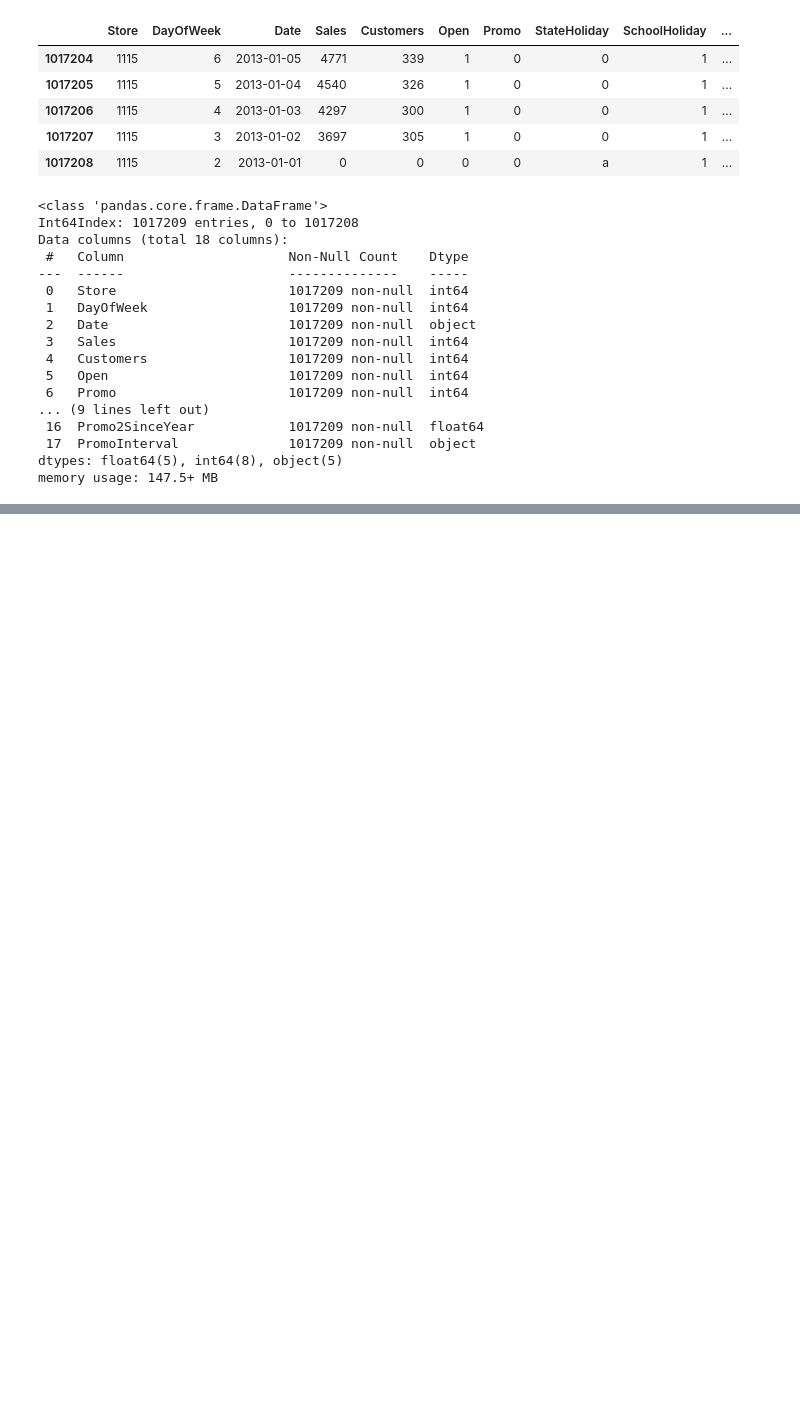
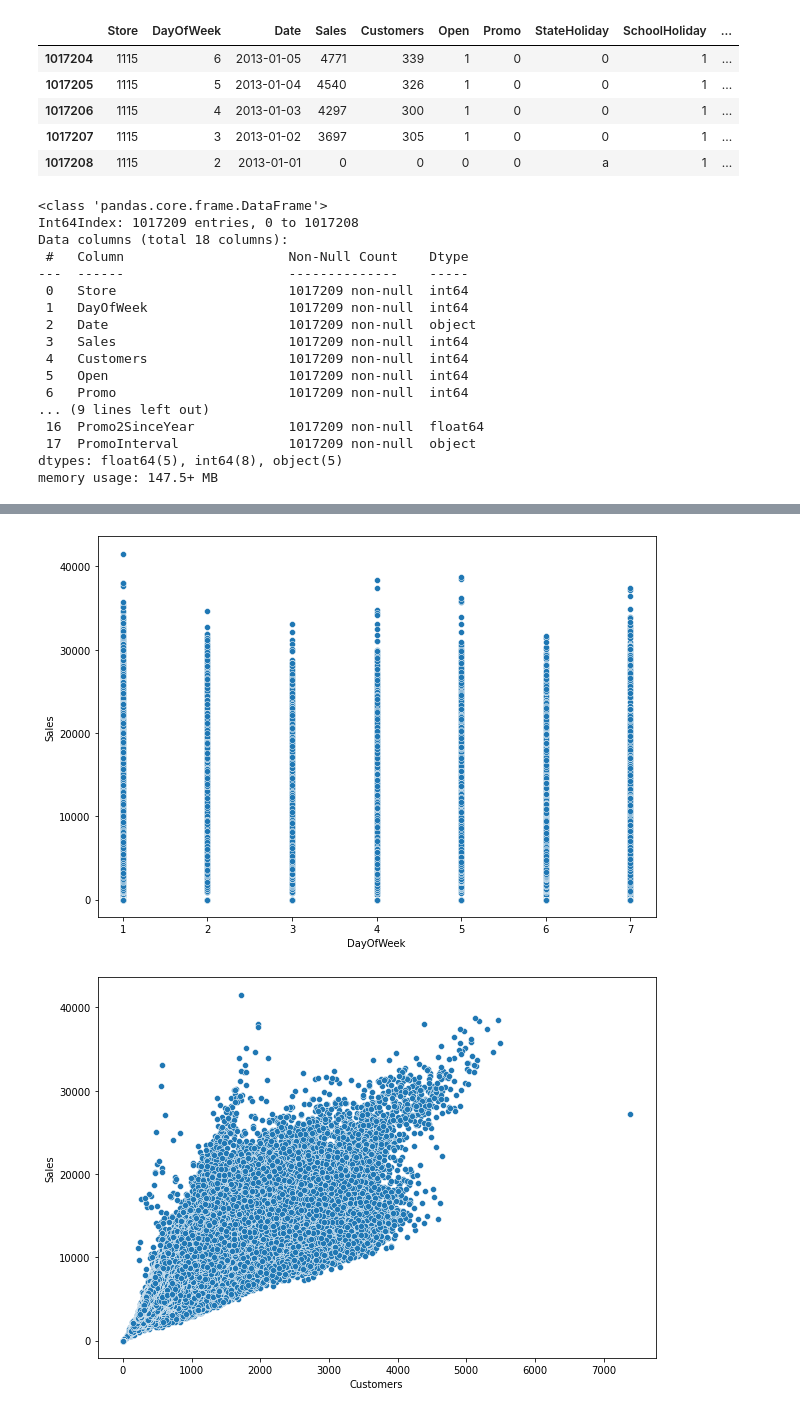
Before and after one commit to iamnaveenk/capstone-project-2-supervised-machine-learning-_retail_Sales_prediction, a Jupyter notebook: Rossmann_Sales_Prediction_Capstone_Project.ipynb, the cells around one changed output, grey strips where cells are left out. Drawn from its saved outputs; the diff is of its cells as text; code cells hidden in the pictures; blank space fills up the shorter version.

```diff
--- a/Rossmann_Sales_Prediction_Capstone_Project.ipynb
+++ b/Rossmann_Sales_Prediction_Capstone_Project.ipynb
@@ -254,0 +298,10 @@ memory usage: 147.5+ MB
+# %%
+numerical_columns = ['DayOfWeek','Customers','CompetitionDistance',
+                     'CompetitionOpenSinceMonth','CompetitionOpenSinceYear'
+                     ,'Promo2SinceWeek','Promo2SinceYear']
+for i in numerical_columns:
+   plt.figure(figsize = (10,7))
+   sns.scatterplot(x=i,y = df['Sales'],data = df)
+# %% [output]
+[figure, added]
+[figure, added]
```
Also changed, not shown: parts of 31 cells of this notebook.
